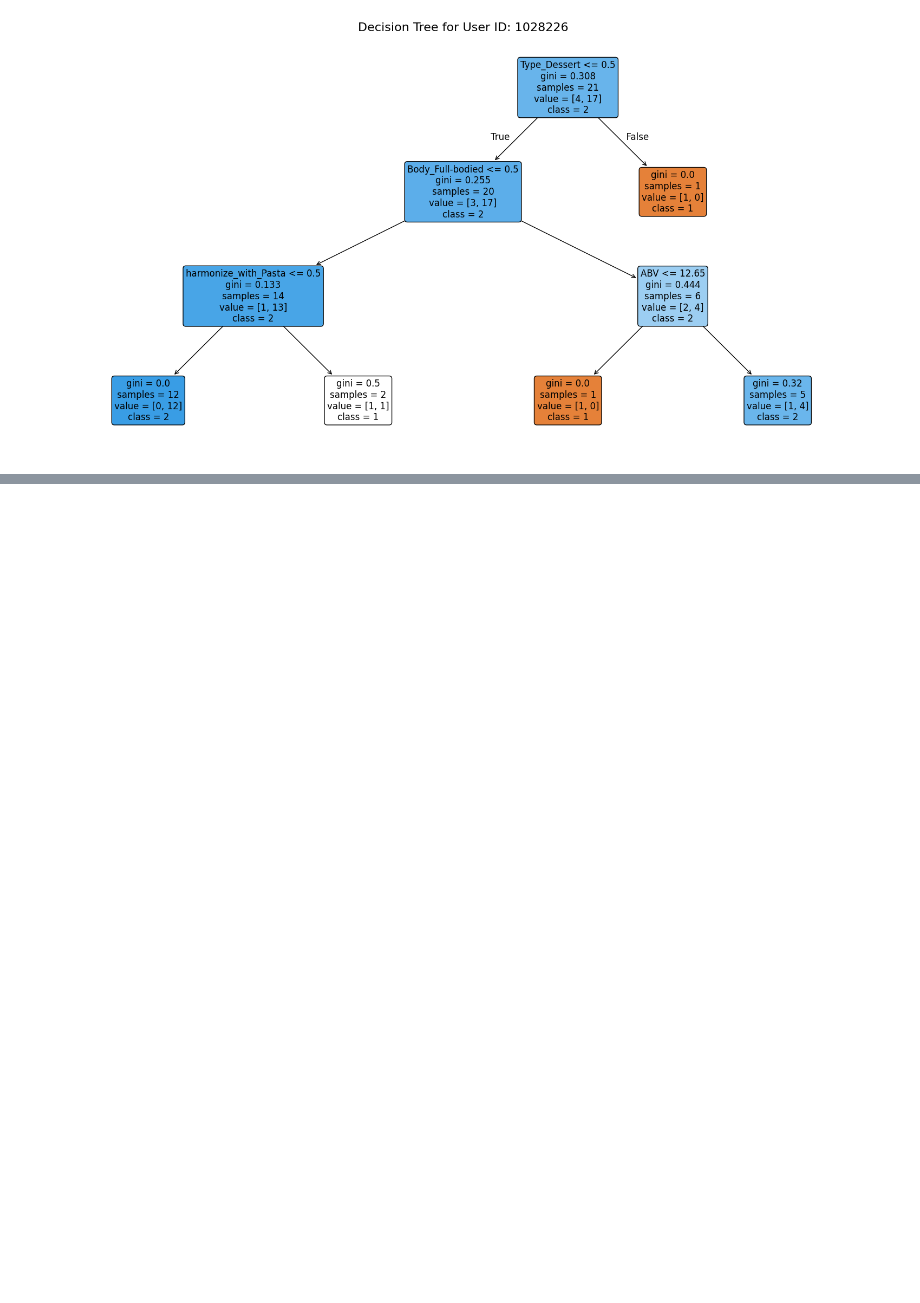
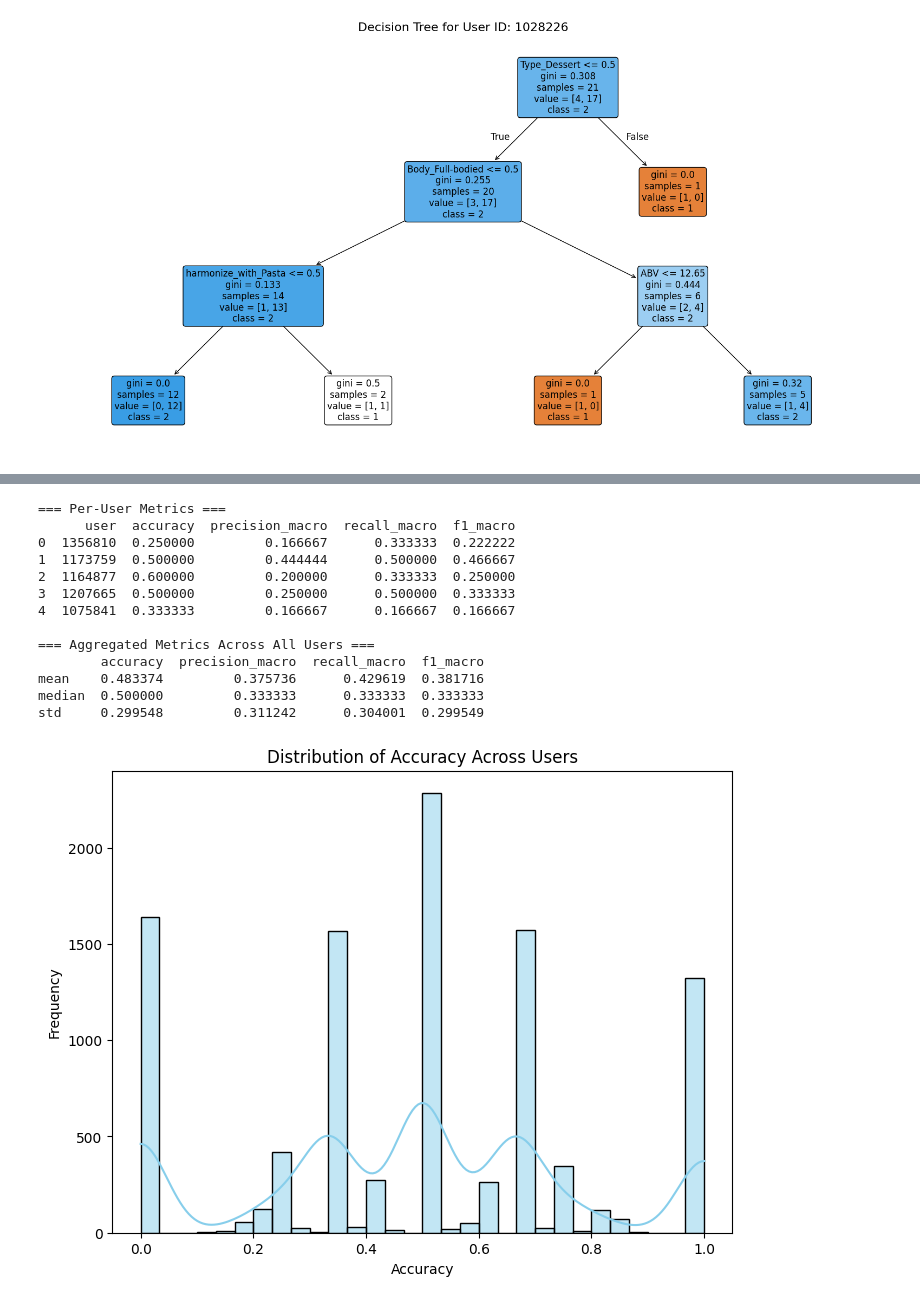
Before and after one commit to NikiLalev/rs_project_group12, a Jupyter notebook: experiments/final_individual_recsys_joao.ipynb, the cells around one changed output, grey strips where cells are left out. Cells and saved outputs as stored; diff of their text form; code cells hidden in the pictures; blank space fills up the shorter version.

```diff
--- a/experiments/final_individual_recsys_joao.ipynb
+++ b/experiments/final_individual_recsys_joao.ipynb
@@ -583,0 +810,79 @@ ValueError: The least populated class in y has only 1 member, which is too few.
+# %%
+# IMPORTS
+import pickle
+from sklearn import metrics
+import pandas as pd
+import seaborn as sns
+import matplotlib.pyplot as plt
+
+# Load the user_models dictionary from the pickle file
+with open('user_models.pkl', 'rb') as file:
+    loaded_user_models = pickle.load(file)
+
+# Initialize a list to store per-user metrics
+user_metrics = []
+
+# Iterate over each user and compute test metrics
+for user, data in loaded_user_models.items():
+    y_test = data.get('y_test', [])
+    y_test_pred = data.get('y_test_pred', [])
+
+    # Ensure both y_test and y_test_pred are not empty
+    if y_test and y_test_pred:
+        # Compute metrics
+        accuracy = metrics.accuracy_score(y_test, y_test_pred)
+        precision = metrics.precision_score(y_test, y_test_pred, average='macro', zero_division=0)
+        recall = metrics.recall_score(y_test, y_test_pred, average='macro', zero_division=0)
+        f1 = metrics.f1_score(y_test, y_test_pred, average='macro', zero_division=0)
+
+        # Append to the list
+        user_metrics.append({
+            'user': user,
+            'accuracy': accuracy,
+            'precision_macro': precision,
+            'recall_macro': recall,
+            'f1_macro': f1
+        })
+
+# Create a DataFrame from the list
+metrics_df = pd.DataFrame(user_metrics)
+
+# Check if any metrics were computed
+if metrics_df.empty:
+    print("No metrics were computed. Please ensure that user_models.pkl contains valid data.")
+else:
+    # Display the first few rows of the per-user metrics
+    print("=== Per-User Metrics ===")
+    print(metrics_df.head())
+
+    # Compute aggregate metrics
+    aggregate_metrics = metrics_df[['accuracy', 'precision_macro', 'recall_macro', 'f1_macro']].agg(['mean', 'median', 'std'])
+
+    print("\n=== Aggregated Metrics Across All Users ===")
+    print(aggregate_metrics)
+
+    # Optional: Visualize the distribution of each metric
+    metrics_to_plot = ['accuracy', 'precision_macro', 'recall_macro', 'f1_macro']
+
+    for metric in metrics_to_plot:
+        plt.figure(figsize=(8, 6))
+        sns.histplot(metrics_df[metric], kde=True, bins=30, color='skyblue')
+        plt.title(f'Distribution of {metric.capitalize()} Across Users')
+        plt.xlabel(metric.capitalize())
+        plt.ylabel('Frequency')
+        plt.show()
+# %% [output]
+=== Per-User Metrics ===
+      user  accuracy  precision_macro  recall_macro  f1_macro
+0  1356810  0.250000         0.166667      0.333333  0.222222
+1  1173759  0.500000         0.444444      0.500000  0.466667
+2  1164877  0.600000         0.200000      0.333333  0.250000
+3  1207665  0.500000         0.250000      0.500000  0.333333
+4  1075841  0.333333         0.166667      0.166667  0.166667
+
+=== Aggregated Metrics Across All Users ===
+        accuracy  precision_macro  recall_macro  f1_macro
+mean    0.483374         0.375736      0.429619  0.381716
+median  0.500000         0.333333      0.333333  0.333333
+std     0.299548         0.311242      0.304001  0.299549
+[figure, added]
```
Also changed, not shown: parts of 8 cells of this notebook, 1 other file.
